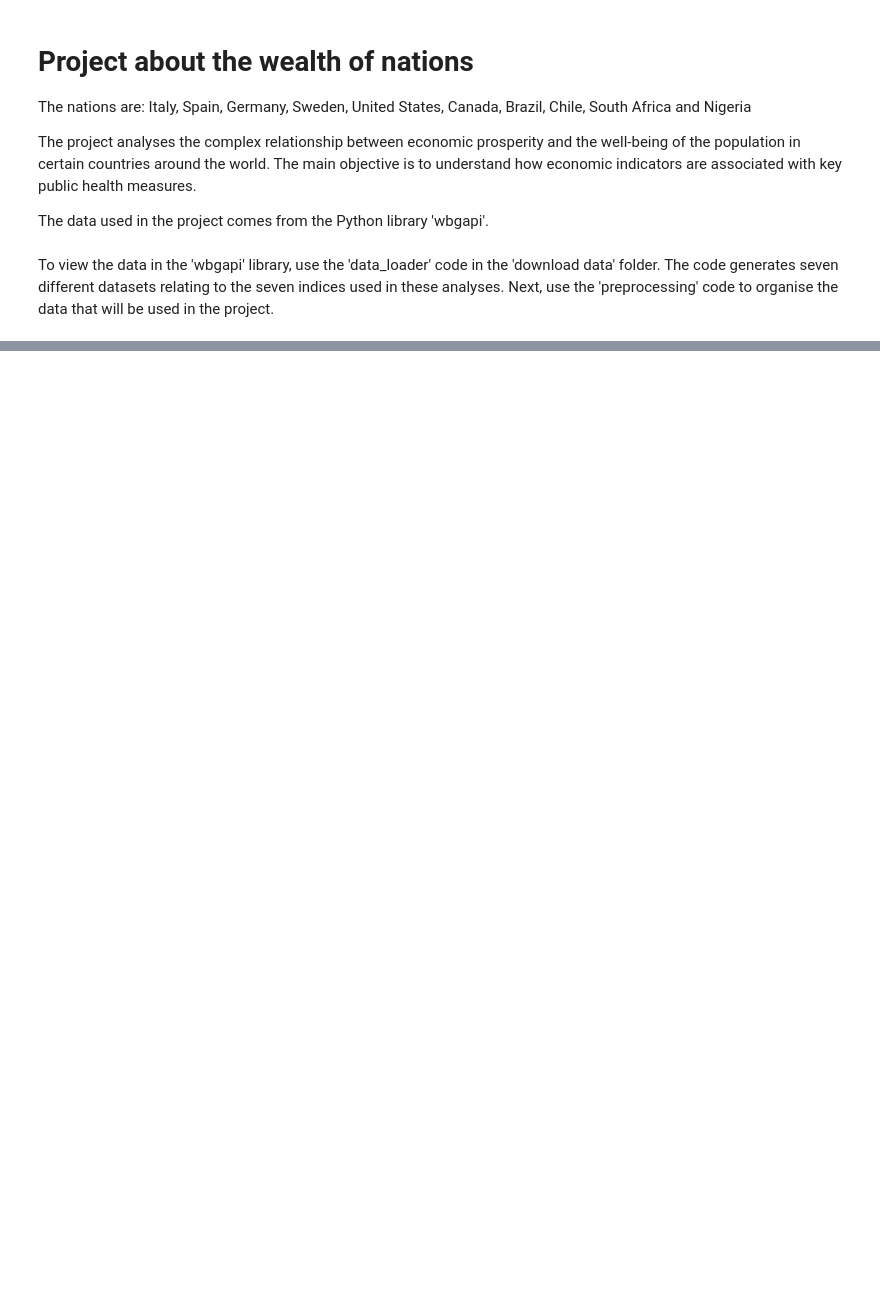
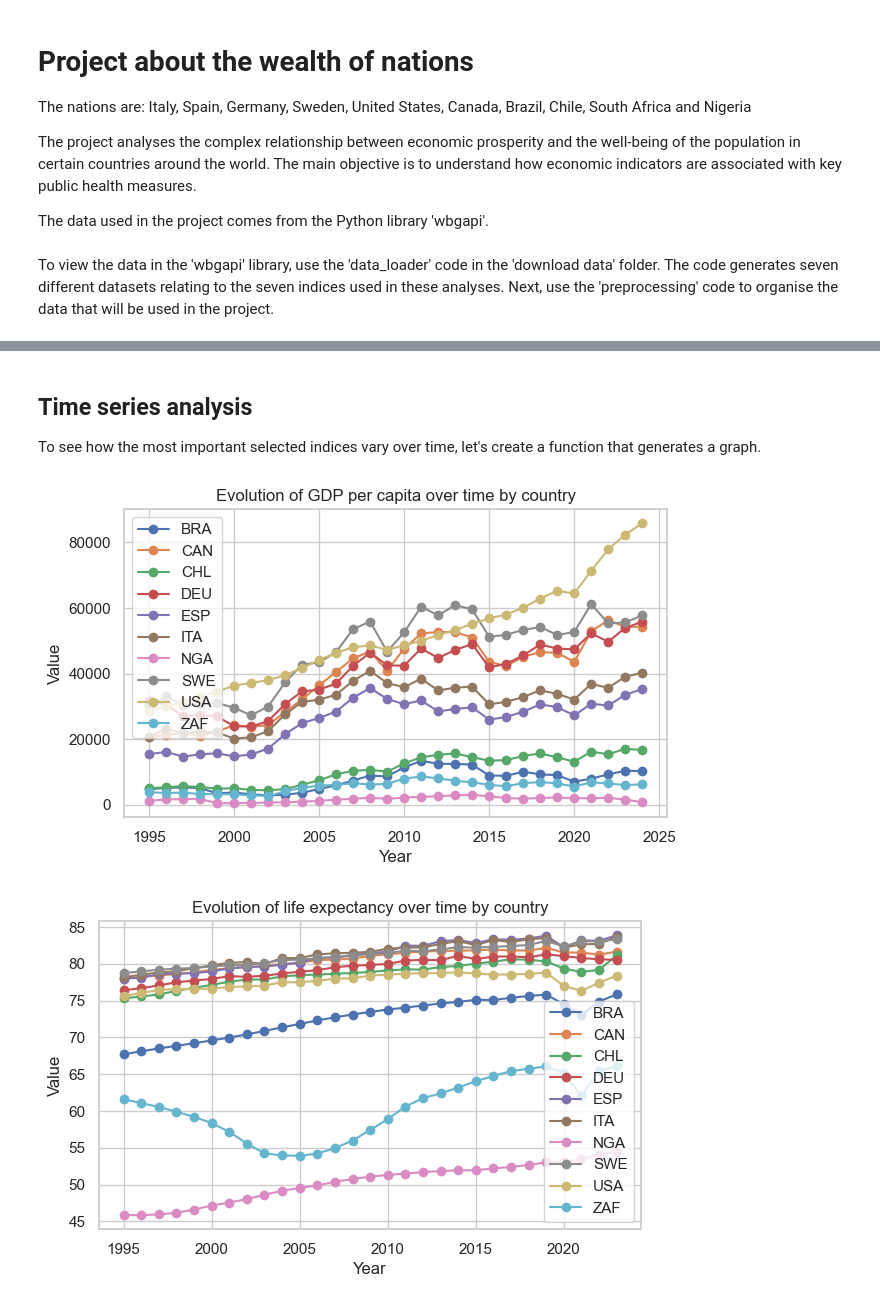
Before and after one commit to martamacri/Project_about_wealth_of_nations, a Jupyter notebook: presentation/project_analysis.ipynb, the cells around one changed output, grey strips where cells are left out. Saved outputs shown, nothing was run; the diff lists cells and outputs as text; code cells hidden in the pictures; blank space fills up the shorter version.

Commit message:
Update project_analysis.ipynb
time analysis

```diff
--- a/presentation/project_analysis.ipynb
+++ b/presentation/project_analysis.ipynb
@@ -51,0 +103,9 @@ idea:
+# %%
+# Final datasets
+gdp_pc = prepare_df(df1)
+gdp = prepare_df(df2)
+life = prepare_df(df3)
+health = prepare_df(df4)
+infant_mort = prepare_df(df5)
+unemp = prepare_df(df6)
+pop = prepare_df(df7)
@@ -51,0 +293,26 @@ idea:
+# %% [markdown]
+## Time series analysis
+To see how the most important selected indices vary over time, let's create a function that generates a graph.
+# %%
+# Function for graphs over time
+def plot_indicator(df, title):
+    """
+    Graphs over time with smaller figure size
+    """
+    plt.figure(figsize=(7, 4))
+    for paese in df.columns:
+        plt.plot(df.index, df[paese], marker='o', label=paese)
+    plt.xlabel('Year')
+    plt.ylabel('Value')
+    plt.title(title)
+    plt.legend()
+    plt.show()
+# %%
+# Evolution over time by country
+plot_indicator(gdp_pc, 'Evolution of GDP per capita over time by country')
+plot_indicator(life, 'Evolution of life expectancy over time by country')
+plot_indicator(unemp, 'Evolution of unemployment over time by country')
+plot_indicator(infant_mort, 'Evolution of infant mortality over time by country')
+# %% [output]
+[figure, added]
+[figure, added]
```
Also changed, not shown: parts of 30 cells of this notebook.
